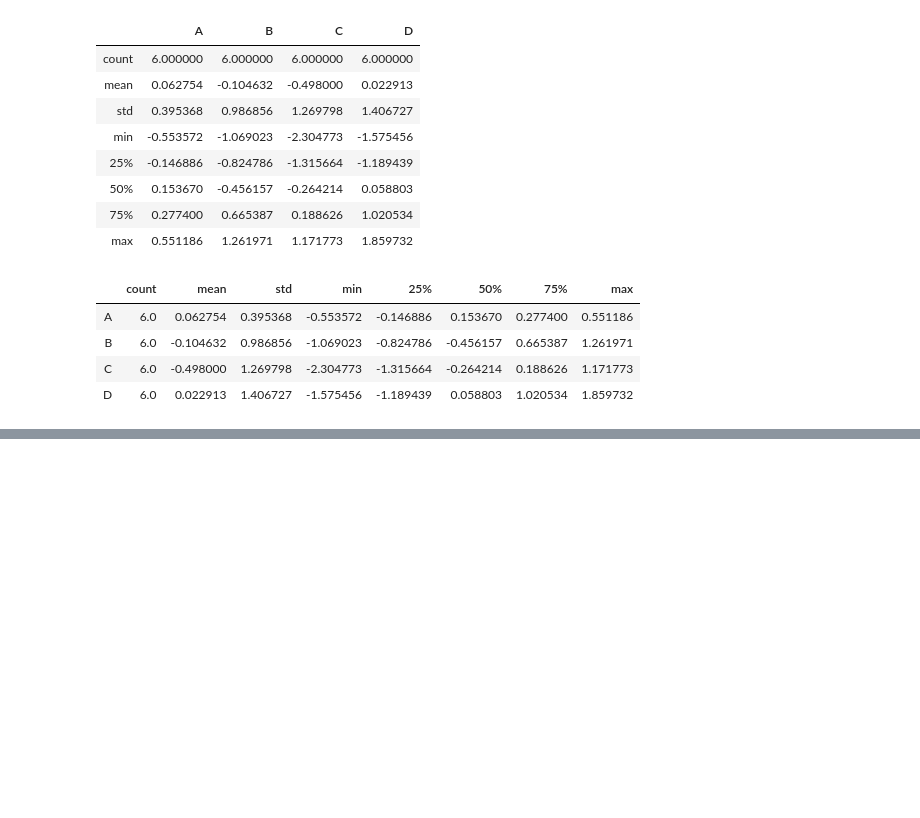
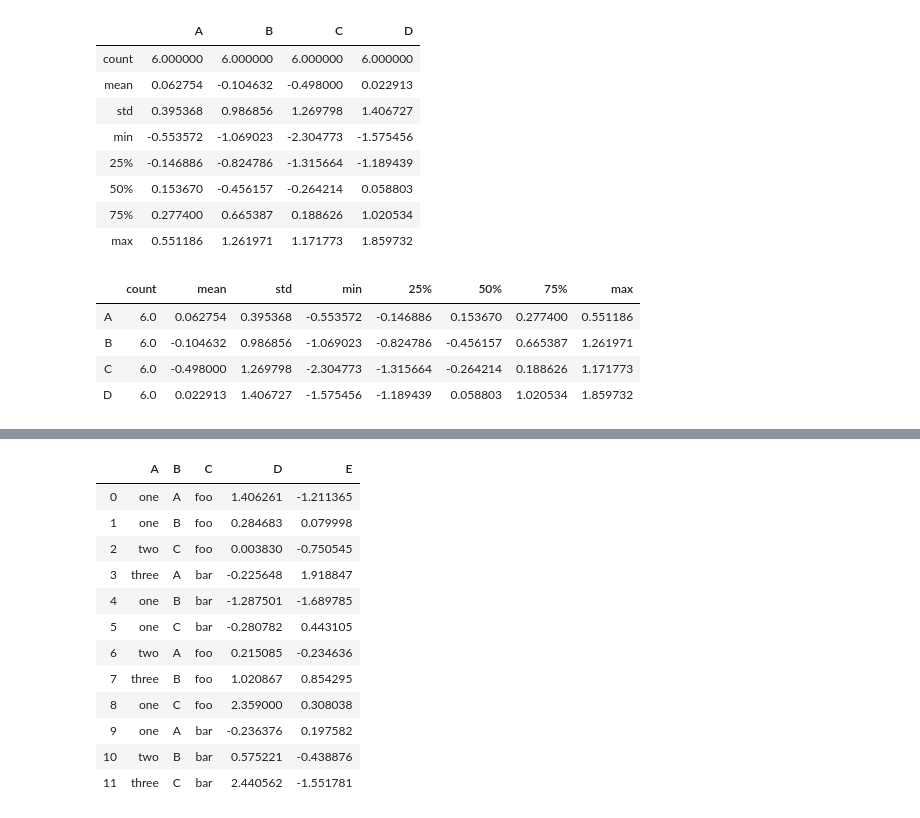
Before and after one commit to SuperSupeng/Data-analysis-with-python, a Jupyter notebook: dataAnalysis/Powerful-pandas/pandas基础.ipynb, the cells around one changed output, grey strips where cells are left out. Cells and saved outputs as stored; diff of their text form; code cells hidden in the pictures; blank space fills up the shorter version.

```diff
--- a/dataAnalysis/Powerful-pandas/pandas基础.ipynb
+++ b/dataAnalysis/Powerful-pandas/pandas基础.ipynb
@@ -98,0 +605,21 @@ df.describe().T
+# %%
+df = pd.DataFrame({'A' : ['one', 'one', 'two', 'three'] * 3,
+                   'B' : ['A', 'B', 'C'] * 4,
+                   'C' : ['foo', 'foo', 'foo', 'bar', 'bar', 'bar'] * 2,
+                   'D' : np.random.randn(12),
+                   'E' : np.random.randn(12)})
+df
+# %% [output]
+|  | A | B | C | D | E |
+| 0 | one | A | foo | 1.406261 | -1.211365 |
+| 1 | one | B | foo | 0.284683 | 0.079998 |
+| 2 | two | C | foo | 0.003830 | -0.750545 |
+| 3 | three | A | bar | -0.225648 | 1.918847 |
+| 4 | one | B | bar | -1.287501 | -1.689785 |
+| 5 | one | C | bar | -0.280782 | 0.443105 |
+| 6 | two | A | foo | 0.215085 | -0.234636 |
+| 7 | three | B | foo | 1.020867 | 0.854295 |
+| 8 | one | C | foo | 2.359000 | 0.308038 |
+| 9 | one | A | bar | -0.236376 | 0.197582 |
+| 10 | two | B | bar | 0.575221 | -0.438876 |
+| 11 | three | C | bar | 2.440562 | -1.551781 |
```
Also changed, not shown: parts of 75 cells of this notebook, 1 other file.
